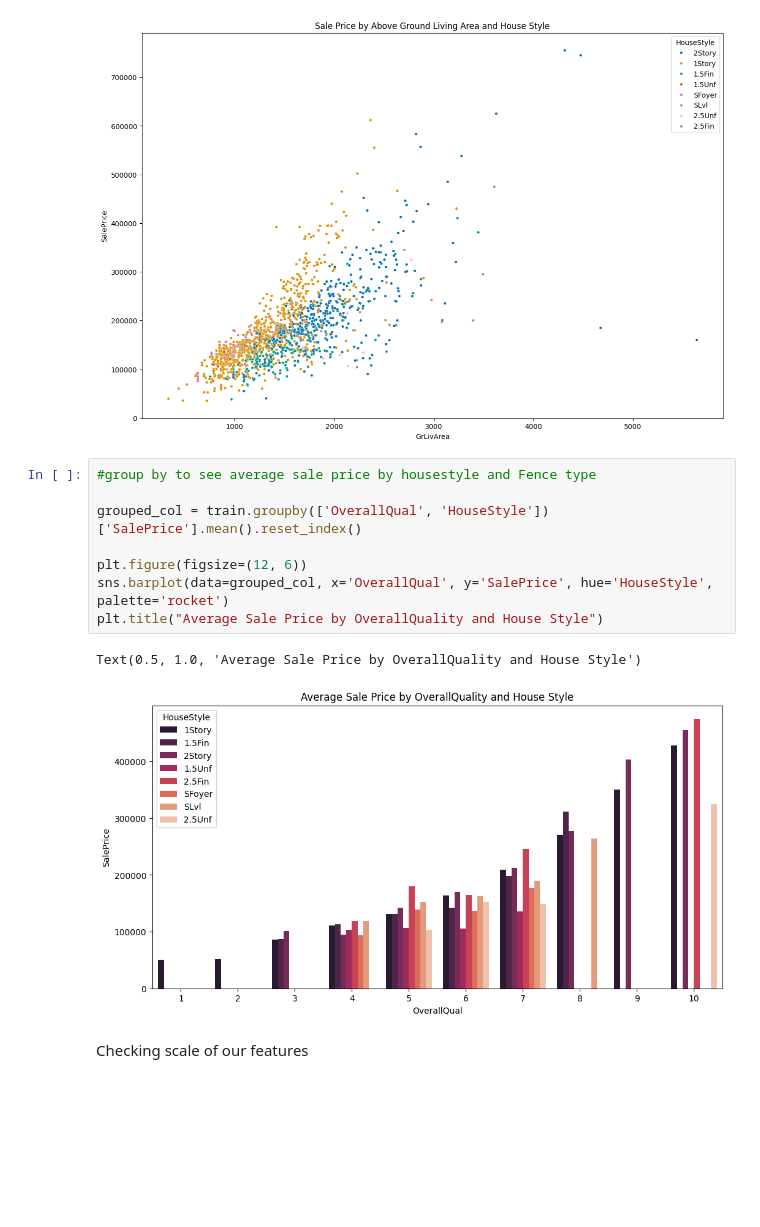
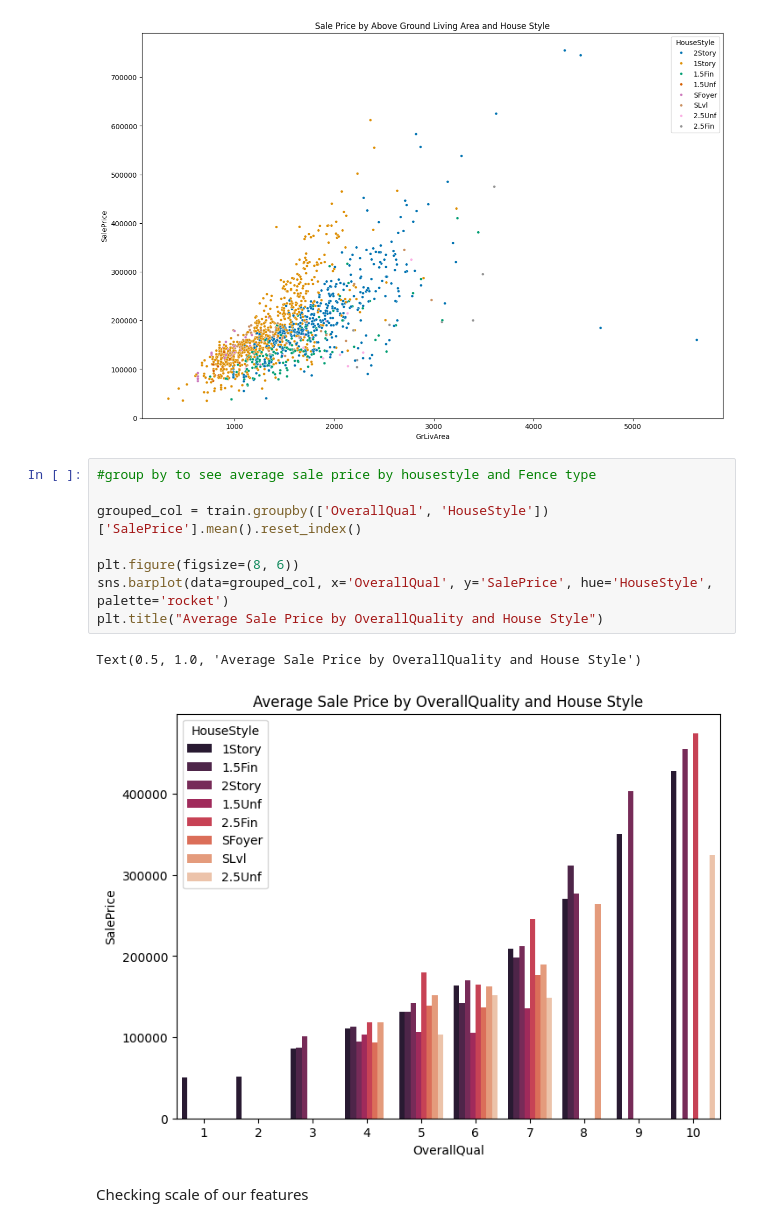
Before and after one commit to iamourgela/ITC6103B1Project, a Jupyter notebook: Regression/Regression_ML_FinalProject.ipynb, the cells around one changed output. Drawn from its saved outputs; the diff is of its cells as text; blank space fills up the shorter version.

```diff
--- a/Regression/Regression_ML_FinalProject.ipynb
+++ b/Regression/Regression_ML_FinalProject.ipynb
@@ -361,14 +360,14 @@ plt.show()
 # %%
 #group by to see average sale price by housestyle and Fence type
 
 grouped_col = train.groupby(['OverallQual', 'HouseStyle'])['SalePrice'].mean().reset_index()
 
-plt.figure(figsize=(12, 6))
+plt.figure(figsize=(8, 6))
 sns.barplot(data=grouped_col, x='OverallQual', y='SalePrice', hue='HouseStyle', palette='rocket')
 plt.title("Average Sale Price by OverallQuality and House Style")
 # %% [output]
 Text(0.5, 1.0, 'Average Sale Price by OverallQuality and House Style')
-[figure, old version]
+[figure, new version]
 # %% [markdown]
 Checking scale of our features
 # %%
```
Also changed, not shown: parts of 6 cells of this notebook.
